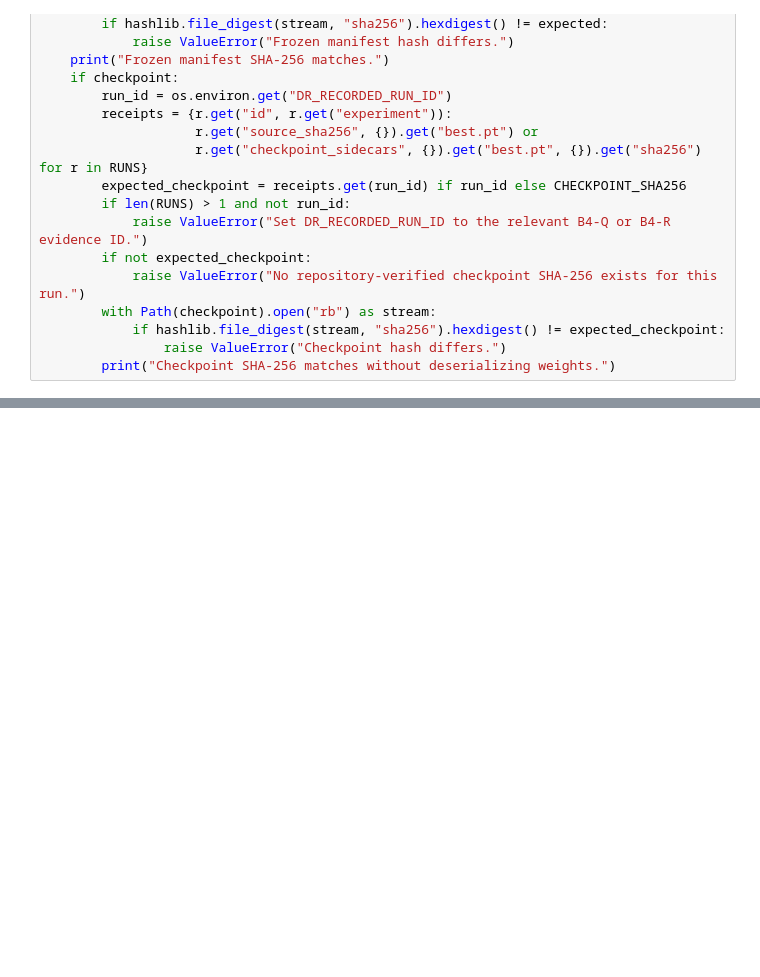
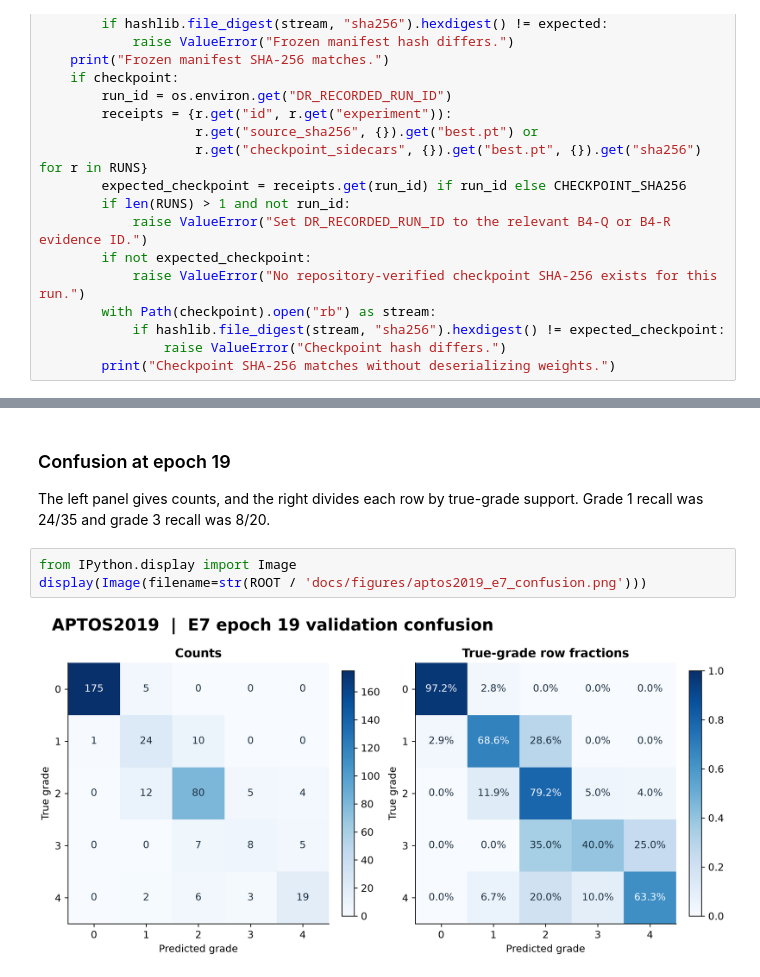
Before and after one commit to salmakamila126/Diabetic-Rethinography, a Jupyter notebook: notebooks/novelty/E7_APTOS2019.ipynb, the cells around one changed output, grey strips where cells are left out. Drawn from its saved outputs; the diff is of its cells as text; blank space fills up the shorter version.

```diff
--- a/notebooks/novelty/E7_APTOS2019.ipynb
+++ b/notebooks/novelty/E7_APTOS2019.ipynb
@@ -114,0 +312,9 @@ run_step(ROOT, METHOD, DATASET, ACTION, CONFIG, {
+# %% [markdown]
+### Confusion at epoch 19
+
+The left panel gives counts, and the right divides each row by true-grade support. Grade 1 recall was 24/35 and grade 3 recall was 8/20.
+# %%
+from IPython.display import Image
+display(Image(filename=str(ROOT / 'docs/figures/aptos2019_e7_confusion.png')))
+# %% [output]
+[figure, added]
```
Also changed, not shown: parts of 14 cells of this notebook, 28 other files.
